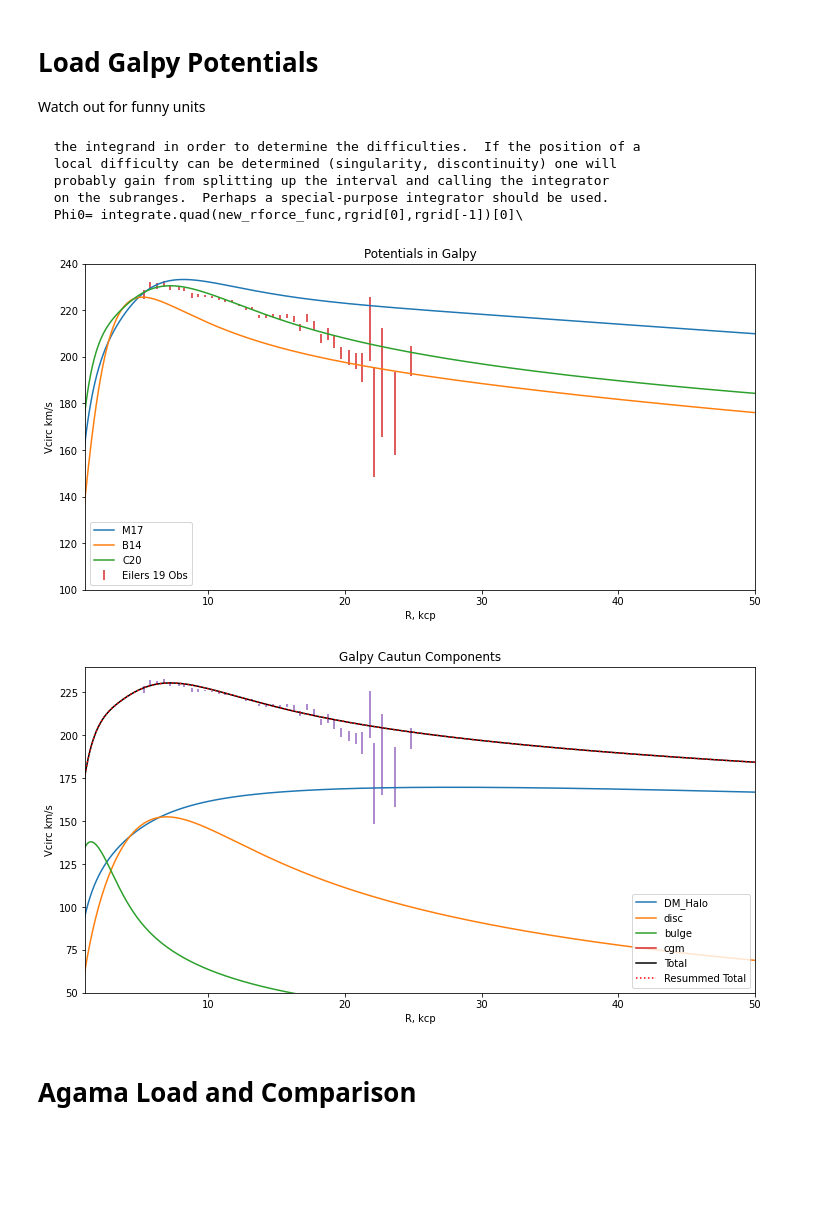
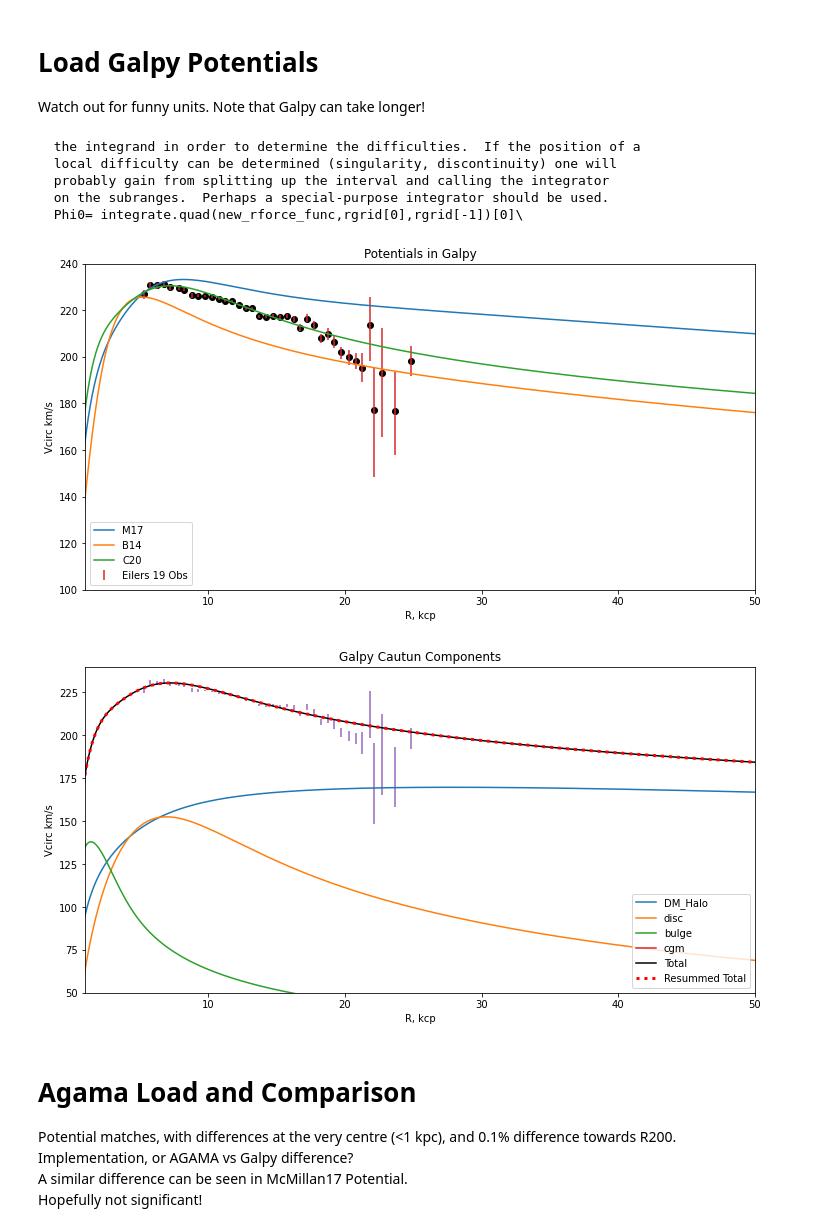
Before and after one commit to TomCallingham/Agama_Cautun_Contraction, a Jupyter notebook: Cautun_Agama-Test.ipynb, the cells around one changed output. Saved outputs shown, nothing was run; the diff lists cells and outputs as text; code cells hidden in the pictures; blank space fills up the shorter version.

```diff
--- a/Cautun_Agama-Test.ipynb
+++ b/Cautun_Agama-Test.ipynb
@@ -6,7 +6,7 @@ import galpy
 agama.setUnits( mass=1., length=1., velocity=1.)  # Msun, kpc, km/s
 # %% [markdown]
 # Load Galpy Potentials
-Watch out for funny units
+Watch out for funny units. Note that Galpy can take longer!
 # %%
 from galpy.potential.Cautun20 import Cautun20 as g_C20
 from galpy.potential.mwpotentials import MWPotential2014 as g_B14
@@ -21,10 +21,10 @@ from galpy.potential import vcirc
 # %%
 import astropy.units as u
 nR=1000
-R_space = np.geomspace(0.1,200,nR)
+R_space = np.geomspace(0.5,200,nR)
 
 g_vc_M17 = vcirc(g_M17,R=R_space/g_M17[0]._ro, use_physical=True)
-g_vc_B14 = vcirc(g_B14,R=R_space/g_B14[0]._ro, use_physical=True)*g_B14[0]._vo
+g_vc_B14 = vcirc(g_B14,R=R_space/g_B14[0]._ro, use_physical=True)*g_B14[0]._vo #Funny Units in some potentials!
 g_vc_C20 = vcirc(g_C20,R=R_space/g_C20[0]._ro, use_physical=True)
 # %%
 g_vc = {'M17':g_vc_M17, 'B14':g_vc_B14, 'C20':g_vc_C20}
@@ -39,21 +39,19 @@ vdata_vc_l=MWVCircData[:,3]
 # %%
 plt.figure(figsize=(12,6))
 for p in Pots:
     plt.plot(R_space, g_vc[p], label=p)
-# plt.xscale('log')
 plt.ylim([100, 240])
 plt.errorbar(vdata_r, vdata_vc, yerr=[vdata_vc_u, vdata_vc_l], ls = 'none',
             label='Eilers 19 Obs')
-# plt.scatter(vdata_r, vdata_vc,c='black')
-# plt.xlim([R_space[0],R_space[-1]])
+plt.scatter(vdata_r, vdata_vc,c='black')
 plt.xlim([1, 50])
 plt.xlabel('R, kcp')
 plt.ylabel('Vcirc km/s')
 plt.title('Potentials in Galpy')
 plt.legend()
 plt.show()
 # %% [output]
-[figure, old version]
+[figure, new version]
 # %%
 components = ['DM_Halo','disc', 'bulge', 'cgm']
 g_C20_seperate = { com: g_C20[i] for (i,com) in enumerate(components)}
@@ -69,13 +67,11 @@ for com in components:
 total_vc = np.sqrt(total_vc)
 
 plt.plot(R_space, g_vc_C20, label='Total', c='k')
-plt.plot(R_space, total_vc, label='Resummed Total', c='red', ls = ':')
+plt.plot(R_space, total_vc, label='Resummed Total', c='red', ls = ':', linewidth=3)
 
-# plt.xscale('log')
 plt.ylim([50, 240])
 plt.errorbar(vdata_r, vdata_vc, yerr=[vdata_vc_u, vdata_vc_l], ls = 'none')
 # plt.scatter(vdata_r, vdata_vc,c='black')
-# plt.xlim([R_space[0],R_space[-1]])
 plt.xlim([1, 50])
 plt.xlabel('R, kcp')
 plt.ylabel('Vcirc km/s')
@@ -83,9 +79,13 @@ plt.title('Galpy Cautun Components')
 plt.legend()
 plt.show()
 # %% [output]
-[figure, old version]
+[figure, new version]
 # %% [markdown]
 # Agama Load and Comparison
+Potential matches, with differences at the very centre (<1 kpc), and 0.1% difference towards R200.
+Implementation, or AGAMA vs Galpy difference?
+A similar difference can be seen in McMillan17 Potential.
+Hopefully not significant!
 # %%
 from Cautun20 import C20_pot as a_C20
 a_M17 = agama.Potential("McMillan17.ini")
```
Also changed, not shown: parts of 8 cells of this notebook, 1 other file.
